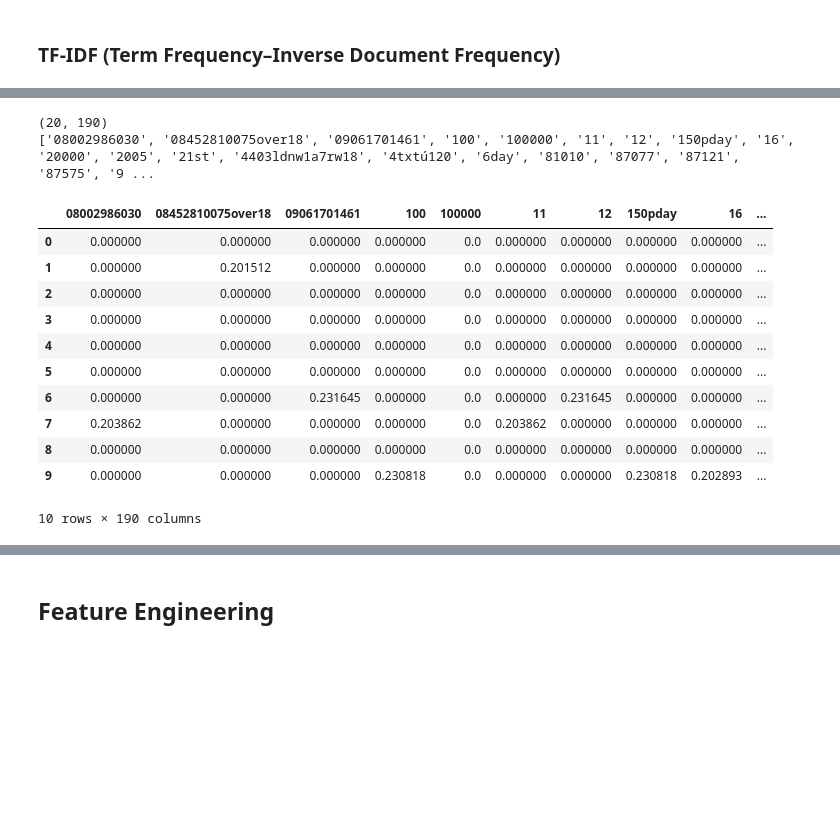
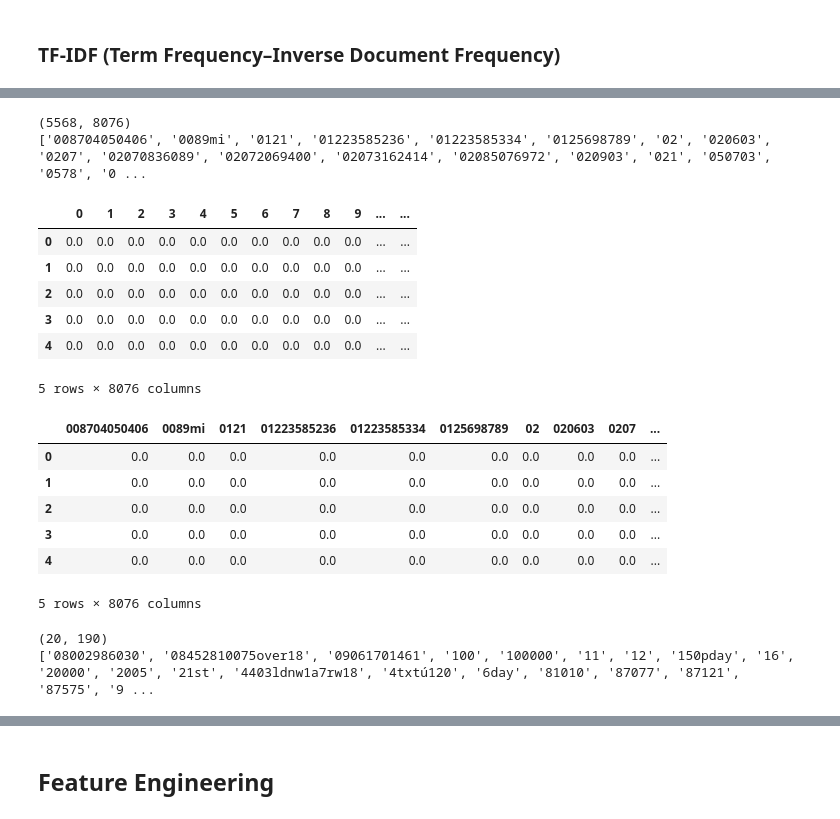
Before and after one commit to abhiyanbhattarai/NLP-Tutorial, a Jupyter notebook: NLP Learning.ipynb, the cells around one changed output, grey strips where cells are left out. Saved outputs shown, nothing was run; the diff lists cells and outputs as text; code cells hidden in the pictures; blank space fills up the shorter version.

```diff
--- a/NLP Learning.ipynb
+++ b/NLP Learning.ipynb
@@ -420,27 +345,0 @@ tfidf_count_df
-# %%
-data_sample = data[0:20]
-
-tfidf_vect_sample = TfidfVectorizer()
-X_counts_sample_tfidf = tfidf_vect_sample.fit_transform(data_sample['Clean_text'])
-print(X_counts_sample_tfidf.shape)
-print(tfidf_vect_sample.get_feature_names()[:50])
-# %% [output]
-(20, 190)
-['08002986030', '08452810075over18', '09061701461', '100', '100000', '11', '12', '150pday', '16', '20000', '2005', '21st', '4403ldnw1a7rw18', '4txtú120', '6day', '81010', '87077', '87121', '87575', '9 ...
-# %%
-X_counts_tfidf_df = pd.DataFrame(X_counts_sample_tfidf.toarray())
-X_counts_tfidf_df.columns = tfidf_vect_sample.get_feature_names()
-X_counts_tfidf_df.head(10)
-# %% [output]
-|  | 08002986030 | 08452810075over18 | 09061701461 | 100 | 100000 | 11 | 12 | 150pday | 16 | ... |
-| 0 | 0.000000 | 0.000000 | 0.000000 | 0.000000 | 0.0 | 0.000000 | 0.000000 | 0.000000 | 0.000000 | ... |
-| 1 | 0.000000 | 0.201512 | 0.000000 | 0.000000 | 0.0 | 0.000000 | 0.000000 | 0.000000 | 0.000000 | ... |
-| 2 | 0.000000 | 0.000000 | 0.000000 | 0.000000 | 0.0 | 0.000000 | 0.000000 | 0.000000 | 0.000000 | ... |
-| 3 | 0.000000 | 0.000000 | 0.000000 | 0.000000 | 0.0 | 0.000000 | 0.000000 | 0.000000 | 0.000000 | ... |
-| 4 | 0.000000 | 0.000000 | 0.000000 | 0.000000 | 0.0 | 0.000000 | 0.000000 | 0.000000 | 0.000000 | ... |
-| 5 | 0.000000 | 0.000000 | 0.000000 | 0.000000 | 0.0 | 0.000000 | 0.000000 | 0.000000 | 0.000000 | ... |
-| 6 | 0.000000 | 0.000000 | 0.231645 | 0.000000 | 0.0 | 0.000000 | 0.231645 | 0.000000 | 0.000000 | ... |
-| 7 | 0.203862 | 0.000000 | 0.000000 | 0.000000 | 0.0 | 0.203862 | 0.000000 | 0.000000 | 0.000000 | ... |
-| 8 | 0.000000 | 0.000000 | 0.000000 | 0.000000 | 0.0 | 0.000000 | 0.000000 | 0.000000 | 0.000000 | ... |
-| 9 | 0.000000 | 0.000000 | 0.000000 | 0.230818 | 0.0 | 0.000000 | 0.000000 | 0.230818 | 0.202893 | ... |
-10 rows × 190 columns
@@ -446,0 +354,41 @@ X_counts_tfidf_df.head(10)
+# %%
+print(tfidf_count.shape)
+
+feature_names = tfidf_vect.get_feature_names()
+# printing the first 50 feature names
+print(feature_names[:50])
+# %% [output]
+(5568, 8076)
+['008704050406', '0089mi', '0121', '01223585236', '01223585334', '0125698789', '02', '020603', '0207', '02070836089', '02072069400', '02073162414', '02085076972', '020903', '021', '050703', '0578', '0 ...
+# %%
+tfidf_count_df = pd.DataFrame(tfidf_count.toarray())
+tfidf_count_df.head()
+# %% [output]
+|  | 0 | 1 | 2 | 3 | 4 | 5 | 6 | 7 | 8 | 9 | ... | ... |
+| 0 | 0.0 | 0.0 | 0.0 | 0.0 | 0.0 | 0.0 | 0.0 | 0.0 | 0.0 | 0.0 | ... | ... |
+| 1 | 0.0 | 0.0 | 0.0 | 0.0 | 0.0 | 0.0 | 0.0 | 0.0 | 0.0 | 0.0 | ... | ... |
+| 2 | 0.0 | 0.0 | 0.0 | 0.0 | 0.0 | 0.0 | 0.0 | 0.0 | 0.0 | 0.0 | ... | ... |
+| 3 | 0.0 | 0.0 | 0.0 | 0.0 | 0.0 | 0.0 | 0.0 | 0.0 | 0.0 | 0.0 | ... | ... |
+| 4 | 0.0 | 0.0 | 0.0 | 0.0 | 0.0 | 0.0 | 0.0 | 0.0 | 0.0 | 0.0 | ... | ... |
+5 rows × 8076 columns
+# %%
+tfidf_count_df.columns = tfidf_vect.get_feature_names()
+tfidf_count_df.head()
+# %% [output]
+|  | 008704050406 | 0089mi | 0121 | 01223585236 | 01223585334 | 0125698789 | 02 | 020603 | 0207 | ... |
+| 0 | 0.0 | 0.0 | 0.0 | 0.0 | 0.0 | 0.0 | 0.0 | 0.0 | 0.0 | ... |
+| 1 | 0.0 | 0.0 | 0.0 | 0.0 | 0.0 | 0.0 | 0.0 | 0.0 | 0.0 | ... |
+| 2 | 0.0 | 0.0 | 0.0 | 0.0 | 0.0 | 0.0 | 0.0 | 0.0 | 0.0 | ... |
+| 3 | 0.0 | 0.0 | 0.0 | 0.0 | 0.0 | 0.0 | 0.0 | 0.0 | 0.0 | ... |
+| 4 | 0.0 | 0.0 | 0.0 | 0.0 | 0.0 | 0.0 | 0.0 | 0.0 | 0.0 | ... |
+5 rows × 8076 columns
+# %%
+data_sample = data[0:20]
+
+tfidf_vect_sample = TfidfVectorizer()
+X_counts_sample_tfidf = tfidf_vect_sample.fit_transform(data_sample['Clean_text'])
+print(X_counts_sample_tfidf.shape)
+print(tfidf_vect_sample.get_feature_names()[:50])
+# %% [output]
+(20, 190)
+['08002986030', '08452810075over18', '09061701461', '100', '100000', '11', '12', '150pday', '16', '20000', '2005', '21st', '4403ldnw1a7rw18', '4txtú120', '6day', '81010', '87077', '87121', '87575', '9 ...
```
Also changed, not shown: parts of 29 cells of this notebook.
